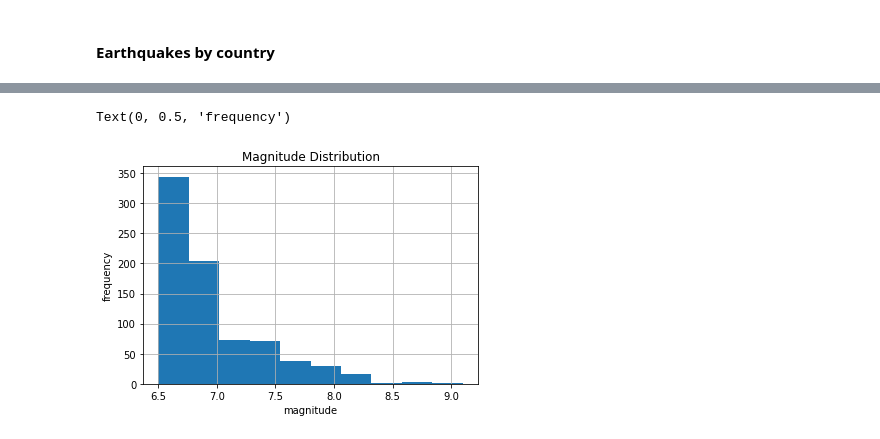
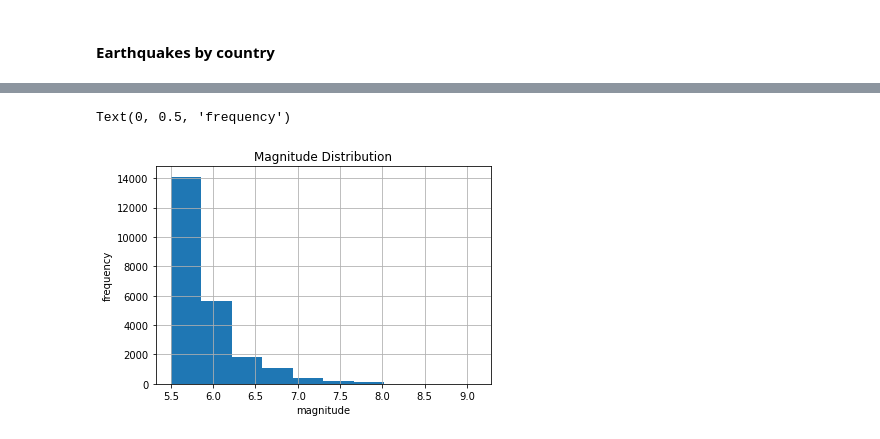
Before and after one commit to com-480-data-visualization/project-2023-viz-ex, a Jupyter notebook: earthquake-analysis.ipynb, the cells around one changed output, grey strips where cells are left out. Drawn from its saved outputs; the diff is of its cells as text; code cells hidden in the pictures.

```diff
--- a/earthquake-analysis.ipynb
+++ b/earthquake-analysis.ipynb
@@ -9,6 +9,6 @@ plt.style.use('fast')
 # %% [markdown]
 ### **Load Dataset**
 # %%
-data = pd.read_csv('./data/earthquake_data.csv')
+data = pd.read_csv('./data/database.csv')
 data.head()
 # %% [output]
@@ -43,3 +41,0 @@ memory usage: 116.2+ KB
-# %%
-data['date_time'] = pd.to_datetime(data['date_time'])
-data.info()
@@ -64,3 +47,12 @@ memory usage: 116.2+ KB
+# %%
+def coords_to_country(x):
+    lats = list(x['Latitude'])
+    longs = list(x['Longitude'])
+    coords = [coord for coord in zip(lats, longs)]
+    countries = rg.search(coords)
+    return [pycountry.countries.get(alpha_2=country['cc']).name if country['cc'] != 'XK' else 'Kosovo' for country in countries]
+
+data = data.assign(Country=lambda x: coords_to_country(x))
 # %% [markdown]
 ### **Data description**
 # %%
@@ -107,8 +95,8 @@ earthquakes_country_count[0:10].plot(x='country', y='count', kind='bar', title='
 # %%
-data['magnitude'].hist()
+data['Magnitude'].hist()
 plt.title('Magnitude Distribution')
 plt.xlabel('magnitude')
 plt.ylabel('frequency')
 # %% [output]
 Text(0, 0.5, 'frequency')
-[figure, old version]
+[figure, new version]
```
Also changed, not shown: parts of 12 cells of this notebook, 1 other file.
